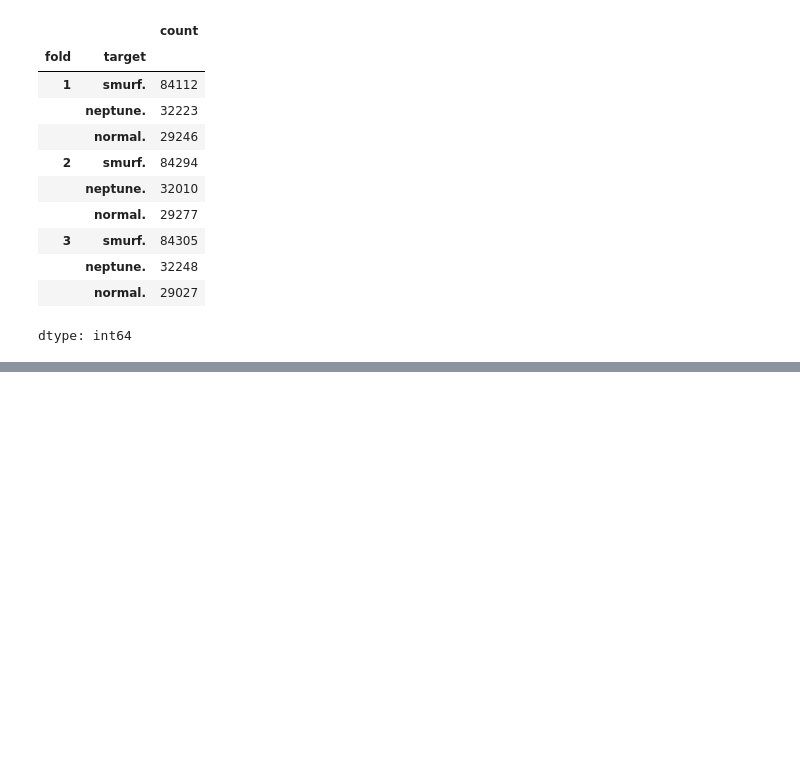
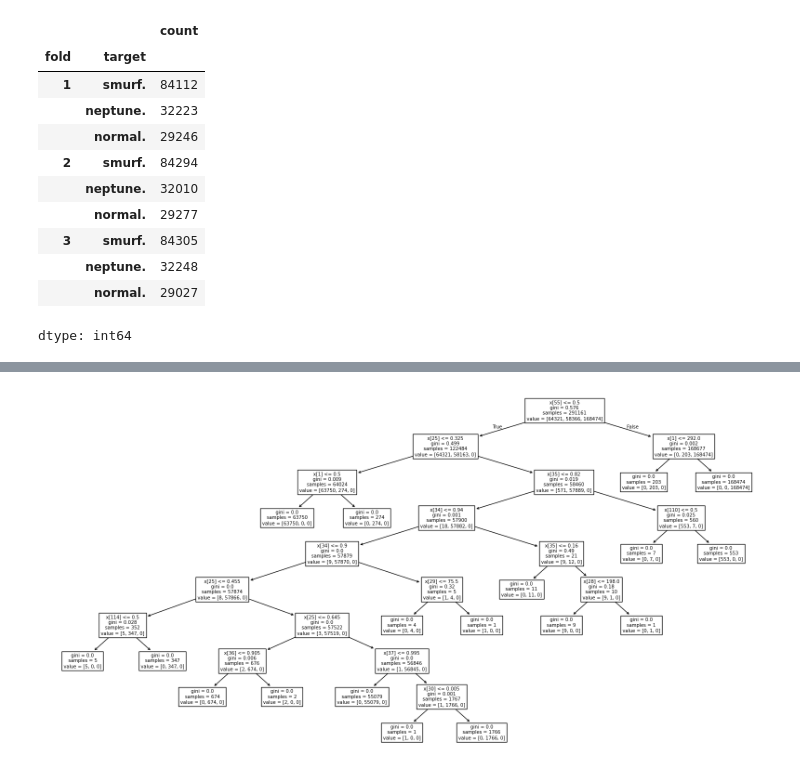
Before and after one commit to nattntn/DPDM2024, a Jupyter notebook: Classification_(dpdm24).ipynb, the cells around one changed output, grey strips where cells are left out. Cells and saved outputs as stored; diff of their text form; code cells hidden in the pictures; blank space fills up the shorter version.

```diff
--- a/Classification_(dpdm24).ipynb
+++ b/Classification_(dpdm24).ipynb
@@ -251,0 +355,10 @@ dtype: int64
+# %%
+# prompt: change target to numeric with LabelEncoder and keep it in same column
+
+from sklearn.preprocessing import LabelEncoder
+
+# Initialize LabelEncoder
+le = LabelEncoder()
+
+# Fit and transform the 'target' column and replace it in the same column
+df_train_fold_dummy['target'] = le.fit_transform(df_train_fold_dummy['target'])
@@ -251,0 +408,7 @@ dtype: int64
+# %%
+df_fold_2 = df_train_fold_dummy[df_train_fold_dummy['fold']==2]
+print(df_fold_2.shape)
+df_fold_2_X = df_fold_2.drop(columns=['target','fold'])
+print(df_fold_2_X.shape)
+df_fold_2_Y = df_fold_2['target']
+print(df_fold_2_Y.shape)
@@ -251,0 +419,7 @@ dtype: int64
+# %%
+df_fold_3 = df_train_fold_dummy[df_train_fold_dummy['fold']==3]
+print(df_fold_3.shape)
+df_fold_3_X = df_fold_3.drop(columns=['target','fold'])
+print(df_fold_3_X.shape)
+df_fold_3_Y = df_fold_3['target']
+print(df_fold_3_Y.shape)
@@ -251,0 +482,8 @@ dtype: int64
+# %%
+# 2. Define model specification
+tree_fold1 = tree.DecisionTreeClassifier(random_state=99)
+
+# 3. Train model
+X = pd.concat([df_fold_2_X,df_fold_3_X])
+Y = pd.concat([df_fold_2_Y,df_fold_3_Y])
+tree_fold1.fit(X, Y) #Y = class
@@ -251,0 +510,6 @@ dtype: int64
+# %%
+from sklearn import tree
+plt.figure(figsize=(20, 10))
+tree.plot_tree(tree_fold1);
+# %% [output]
+[figure, added]
```
Also changed, not shown: parts of 90 cells of this notebook.
